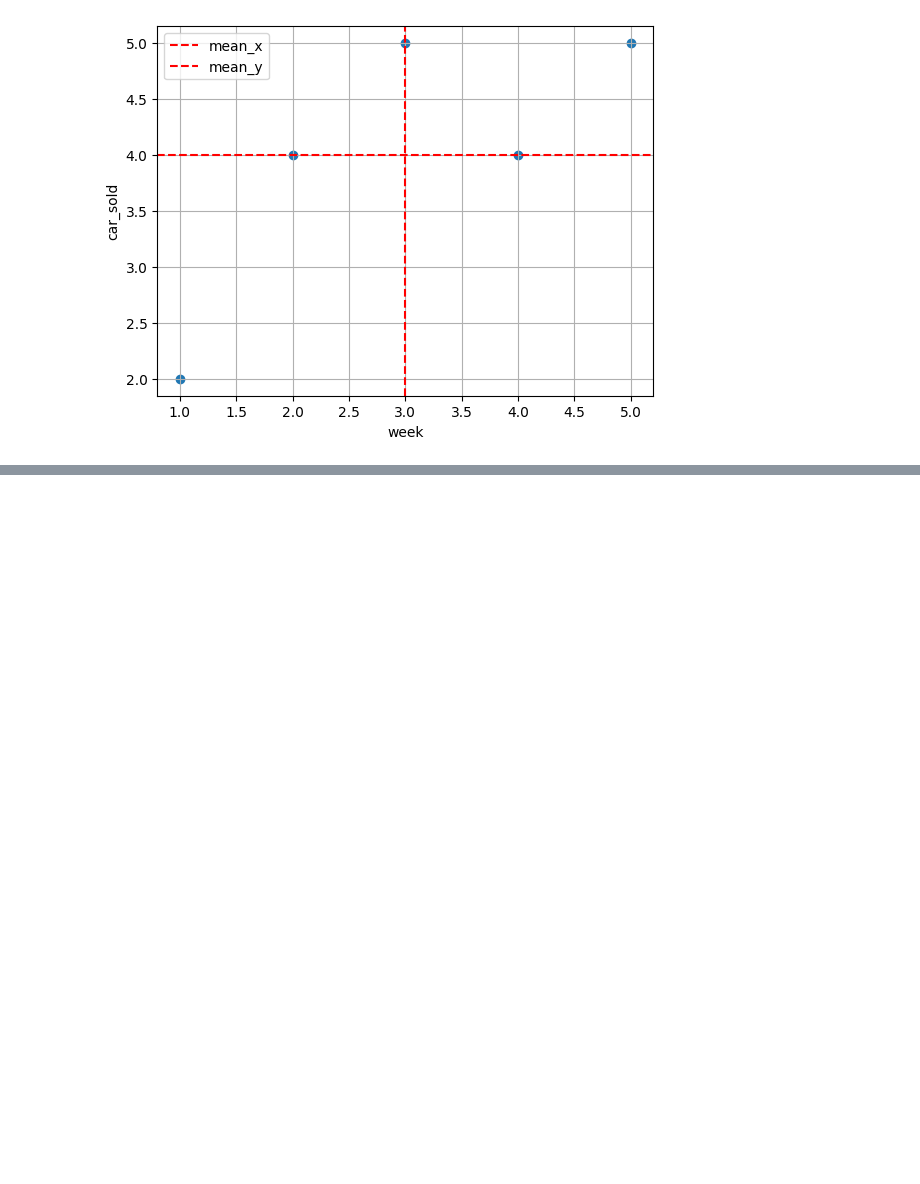
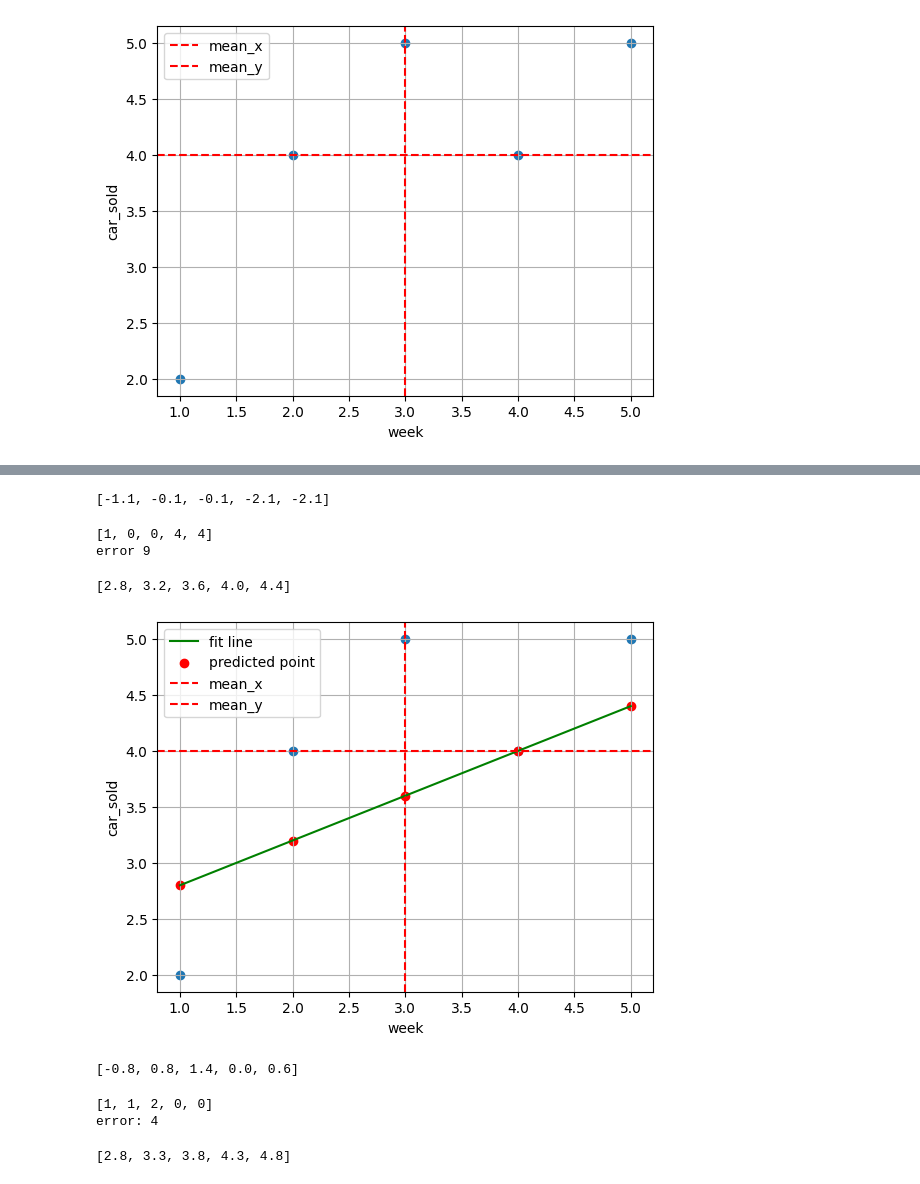
Before and after one commit to vishva0710/ML-From-Scratch, a Jupyter notebook: Machine-Learning/Linear-Regression/01_Math_Behind_LR.ipynb, the cells around one changed output, grey strips where cells are left out. Cells and saved outputs as stored; diff of their text form; code cells hidden in the pictures; blank space fills up the shorter version.

```diff
--- a/Machine-Learning/Linear-Regression/01_Math_Behind_LR.ipynb
+++ b/Machine-Learning/Linear-Regression/01_Math_Behind_LR.ipynb
@@ -70,0 +192,71 @@ plt.show()
+# %%
+error1=[]
+for r1 in range(len(data['week'])):
+    residual1=actual_value[r1]-value1[r1]
+    error1.append(round(residual1,1))
+print(error1)
+# %% [output]
+[-1.1, -0.1, -0.1, -2.1, -2.1]
+# %%
+square_error1=[]
+for e1 in range (len(error1)):
+    square_error1.append(round(error1[e1]*error1[e1]))
+print(square_error1)
+sum_of_error2=sum(square_error1)
+print('error',sum_of_error2)
+# %% [output]
+[1, 0, 0, 4, 4]
+error 9
+# %%
+#2-ITERATION
+m1=0.4
+c1=2.4
+value1=[]
+for a in data['week']:
+    y=m1*a+c1
+    value1.append(round(y,1))
+print(value1)
+# %% [output]
+[2.8, 3.2, 3.6, 4.0, 4.4]
+# %%
+plt.scatter(data['week'],data['car_sold'])
+plt.xlabel('week')
+plt.ylabel('car_sold')
+plt.plot(data['week'],value1,color='green',label='fit line')
+plt.scatter(data['week'],value1,color='red',marker='o',label='predicted point')
+plt.axvline(x=mean_x,color='red',linestyle='--',label='mean_x')
+plt.axhline(y=mean_y,color='red',linestyle='--',label='mean_y')
+plt.legend()
+plt.grid()
+plt.show()
+# %% [output]
+[figure, added]
+# %%
+error2=[]
+for r2 in range(len(data['week'])):
+    residual2=actual_value[r2]-value1[r2]
+    error2.append(round(residual2,1))
+print(error2)
+# %% [output]
+[-0.8, 0.8, 1.4, 0.0, 0.6]
+# %%
+square_error2=[]
+for e2 in range (len(error1)):
+    square_error2.append(round(error2[e2]*error2[e2]))
+print(square_error2)
+sum_of_error2=sum(square_error2)
+print('error:',sum_of_error2)
+# %% [output]
+[1, 1, 2, 0, 0]
+error: 4
+# %%
+#3-ITERATION
+m1=0.5
+c2=2.3
+value2=[]
+for a in data['week']:
+    y=m1*a+c2
+    value2.append(round(y,1))
+print(value2)
+# %% [output]
+[2.8, 3.3, 3.8, 4.3, 4.8]
```
Also changed, not shown: parts of 18 cells of this notebook.
